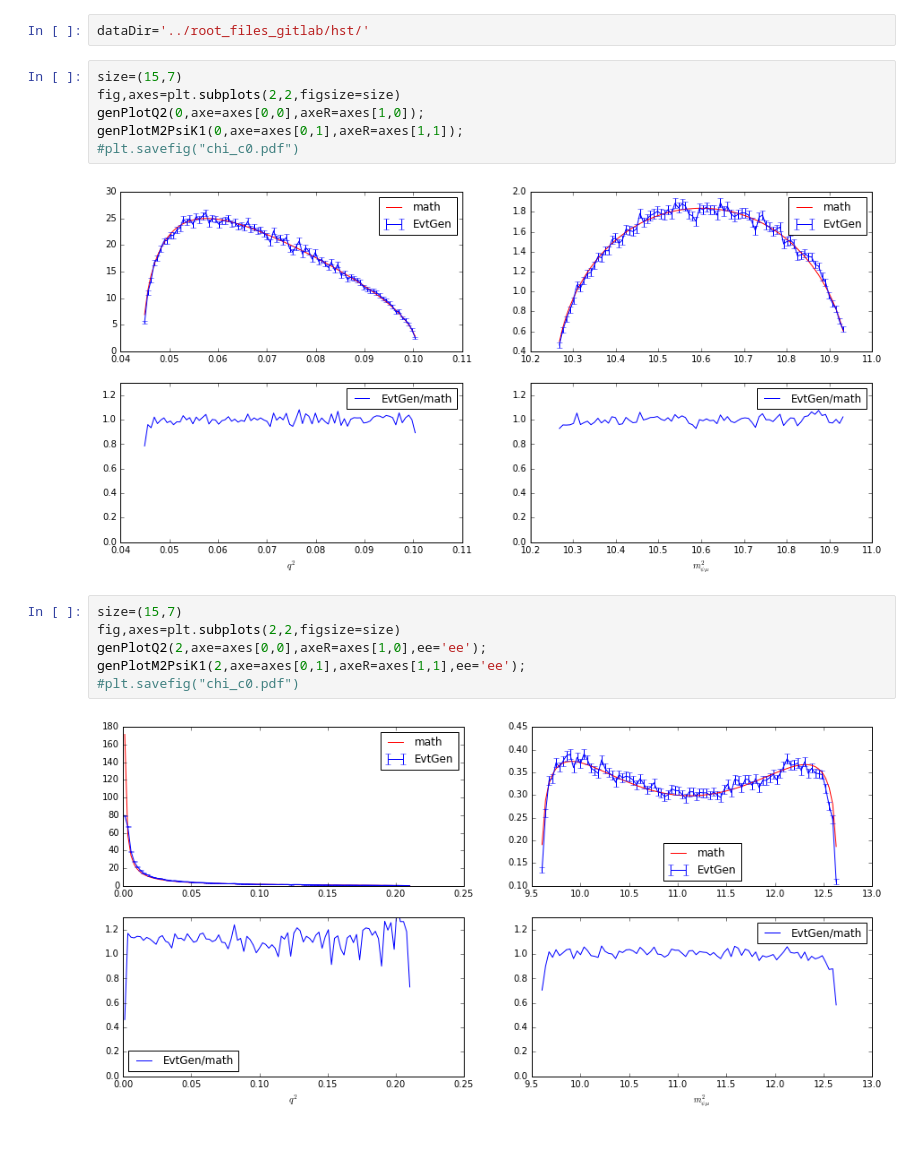
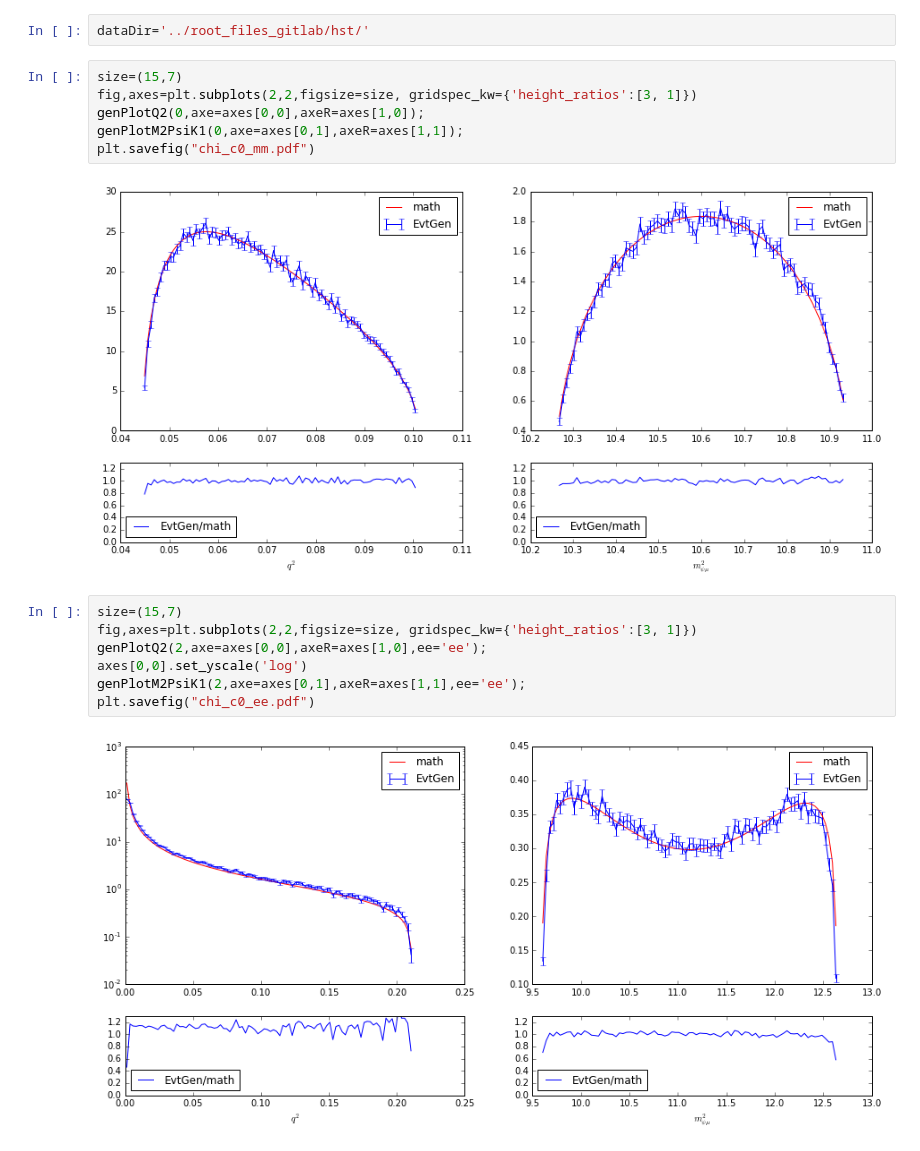
Before and after one commit to alexey-luchinsky/chi_PsiMM, a Jupyter notebook: python/compare_root.ipynb, the cells around one changed output. Saved outputs shown, nothing was run; the diff lists cells and outputs as text.

```diff
--- a/python/compare_root.ipynb
+++ b/python/compare_root.ipynb
@@ -131,19 +132,20 @@ def genPlotM2PsiK1(J,axe=None,axeR=None, ee='mm'):
 dataDir='../root_files_gitlab/hst/'
 # %%
 size=(15,7)
-fig,axes=plt.subplots(2,2,figsize=size)
+fig,axes=plt.subplots(2,2,figsize=size, gridspec_kw={'height_ratios':[3, 1]})
 genPlotQ2(0,axe=axes[0,0],axeR=axes[1,0]);
 genPlotM2PsiK1(0,axe=axes[0,1],axeR=axes[1,1]);
-#plt.savefig("chi_c0.pdf")
+plt.savefig("chi_c0_mm.pdf")
 # %% [output]
-[figure, old version]
+[figure, new version]
 # %%
 size=(15,7)
-fig,axes=plt.subplots(2,2,figsize=size)
+fig,axes=plt.subplots(2,2,figsize=size, gridspec_kw={'height_ratios':[3, 1]})
 genPlotQ2(2,axe=axes[0,0],axeR=axes[1,0],ee='ee');
+axes[0,0].set_yscale('log')
 genPlotM2PsiK1(2,axe=axes[0,1],axeR=axes[1,1],ee='ee');
-#plt.savefig("chi_c0.pdf")
+plt.savefig("chi_c0_ee.pdf")
 # %% [output]
-[figure, old version]
+[figure, new version]
 # %%
 size=(15,7)
```
Also changed, not shown: parts of 5 cells of this notebook.
